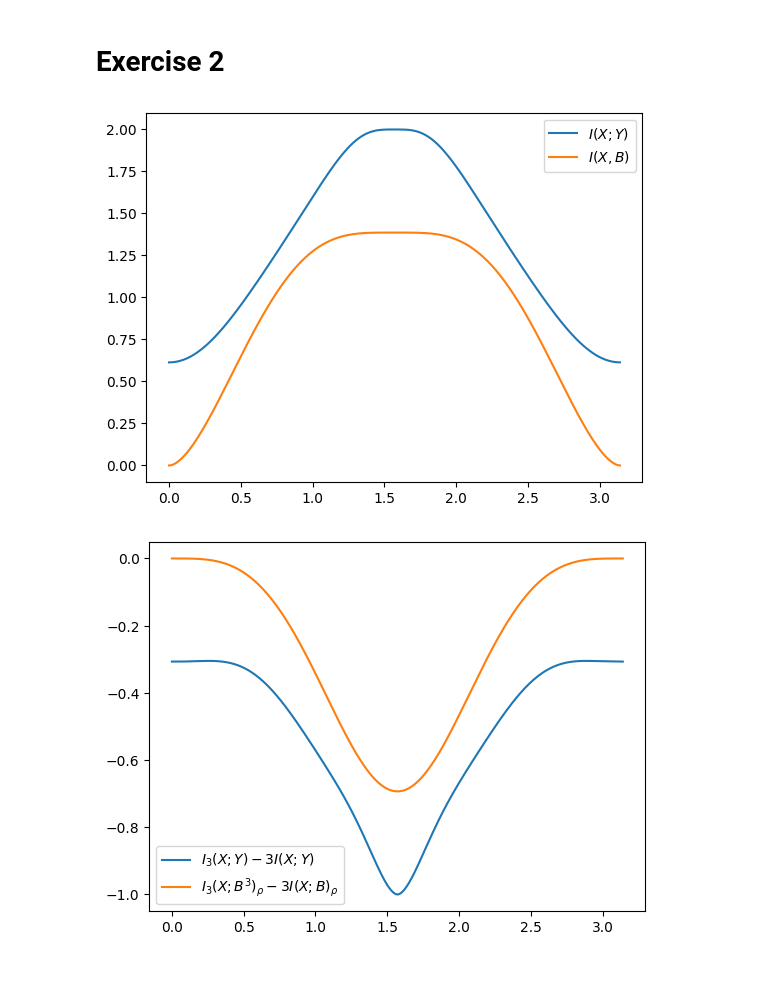
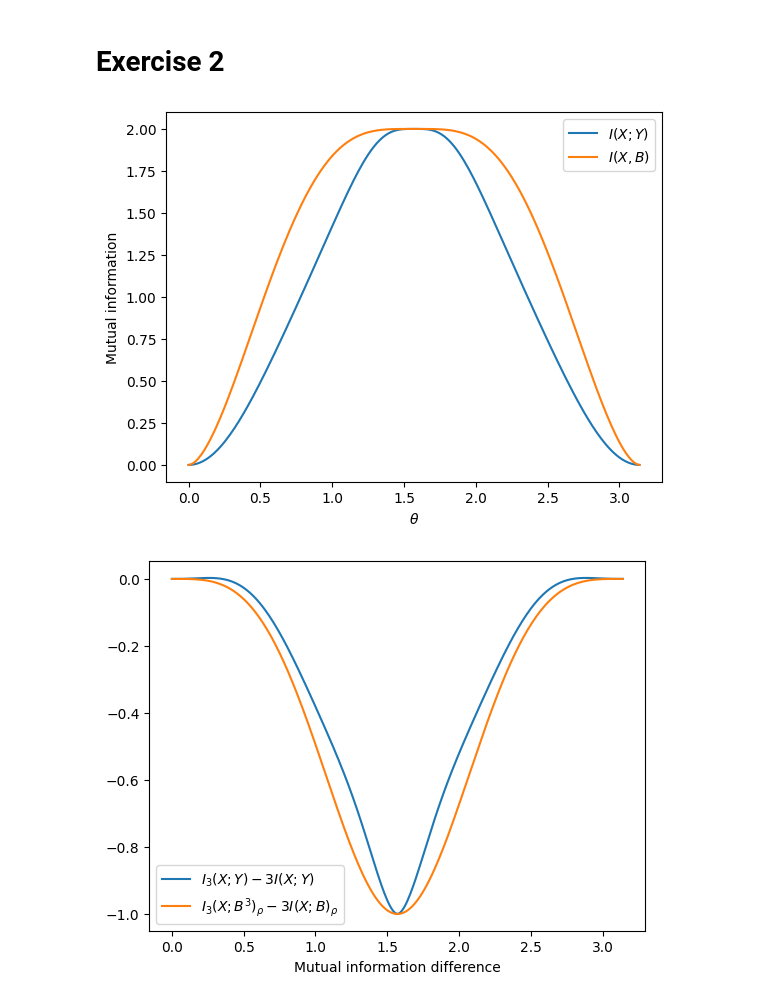
Before and after one commit to pau-torrente/qinfo_homework5, a Jupyter notebook: lhw5_javier.ipynb, the cells around one changed output. Saved outputs shown, nothing was run; the diff lists cells and outputs as text; code cells hidden in the pictures; blank space fills up the shorter version.

Commit message:
Fixed logs and added labels to plots

```diff
--- a/lhw5_javier.ipynb
+++ b/lhw5_javier.ipynb
@@ -101,7 +101,7 @@ def ent_y_1(theta: float) -> float:
         py = 0.0
         for x in range(2):
             py += 0.5 * p_ycondx(thetas[x], projectors[y])
-        h += py * np.log(py)
+        h += py * np.log2(py)
 
     return -h
 
@@ -122,7 +122,7 @@ def ent_xy_1(theta: float) -> float:
     for y in range(2):
         for x in range(2):
             joint_p = 0.5 * p_ycondx(thetas[x], projectors[y])
-            h += joint_p * np.log(joint_p)
+            h += joint_p * np.log2(joint_p)
 
     return -h
 
@@ -153,7 +153,7 @@ def I_xb_1(theta: float) -> float:
     """
     mat = 0.5 * np.outer(theta0(theta), theta0(theta)) + 0.5 * np.outer(theta1(theta), theta1(theta))
     eigvals = np.linalg.eigvals(mat)
-    return np.sum([-eig * np.log(eig) for eig in eigvals if eig > 1e-5])
+    return np.sum([-eig * np.log2(eig) for eig in eigvals if eig > 1e-5])
 # %%
 angles = np.arange(0, np.pi, 0.01)
 mutual_info_xy_1 = [I_xy_1(angle) for angle in angles]
@@ -280,7 +282,7 @@ def ent_y_2(theta: float) -> float:
         py = 0.0
         for x in range(4):
             py += 0.25 * p_ycondx(st[x], povm(y, theta))
-        h += py * np.log(py)
+        h += py * np.log2(py)
 
     return -h
 
@@ -300,7 +302,7 @@ def ent_xy_2(theta: float) -> float:
     for y in range(4):
         for x in range(4):
             joint_p = 0.25 * p_ycondx(st[x], povm(y, theta))
-            h += joint_p * np.log(joint_p)
+            h += joint_p * np.log2(joint_p)
 
     return -h
 
@@ -331,7 +333,7 @@ def I_xb_2(theta: float) -> float:
     """
     mat = 0.25 * sum([np.outer(st, st) for st in states(theta)])
     eigvals = np.linalg.eigvals(mat)
-    return np.sum([-eig * np.log(eig) for eig in eigvals if eig > 1e-5])
+    return np.sum([-eig * np.log2(eig) for eig in eigvals if eig > 1e-5])
 # %%
 angles = np.arange(0, np.pi, 0.01)
 mutual_info_xy_2 = [I_xy_2(angle) for angle in angles]
@@ -340,17 +342,21 @@ mutual_info_xb_2 = [I_xb_2(angle) for angle in angles]
 
 plt.plot(angles, mutual_info_xy_2, label=r"$I(X;Y)$")
 plt.plot(angles, mutual_info_xb_2, label=r"$I(X,B)$")
+plt.xlabel(r"$\theta$")
+plt.ylabel(r"Mutual information")
 plt.legend()
 plt.show()
 # %% [output]
-[figure, old version]
+[figure, new version]
 # %%
 i3xy_3ixy = [mutual_info_xy_2[i] - 3 * mutual_info_xy_1[i] for i in range(len(mutual_info_xy_1))]
 i3xb_3ixb = [mutual_info_xb_2[i] - 3 * mutual_info_xb_1[i] for i in range(len(mutual_info_xb_1))]
 # %%
 plt.plot(angles, i3xy_3ixy, label=r"$I_3(X;Y) - 3I(X;Y)$")
 plt.plot(angles, i3xb_3ixb, label=r"$I_3(X;B^3)_\rho - 3I(X;B)_\rho$")
+plt.xlabel(r"$\theta$")
+plt.xlabel(r"Mutual information difference")
 plt.legend()
 plt.show()
 # %% [output]
-[figure, old version]
+[figure, new version]
```
Also changed, not shown: parts of 1 cell of this notebook.
